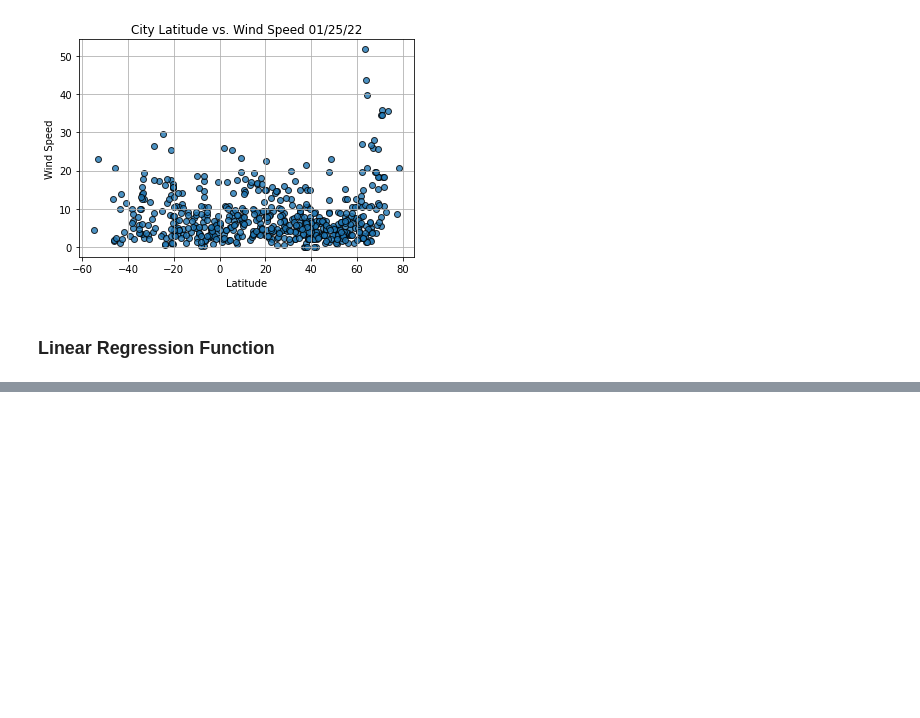
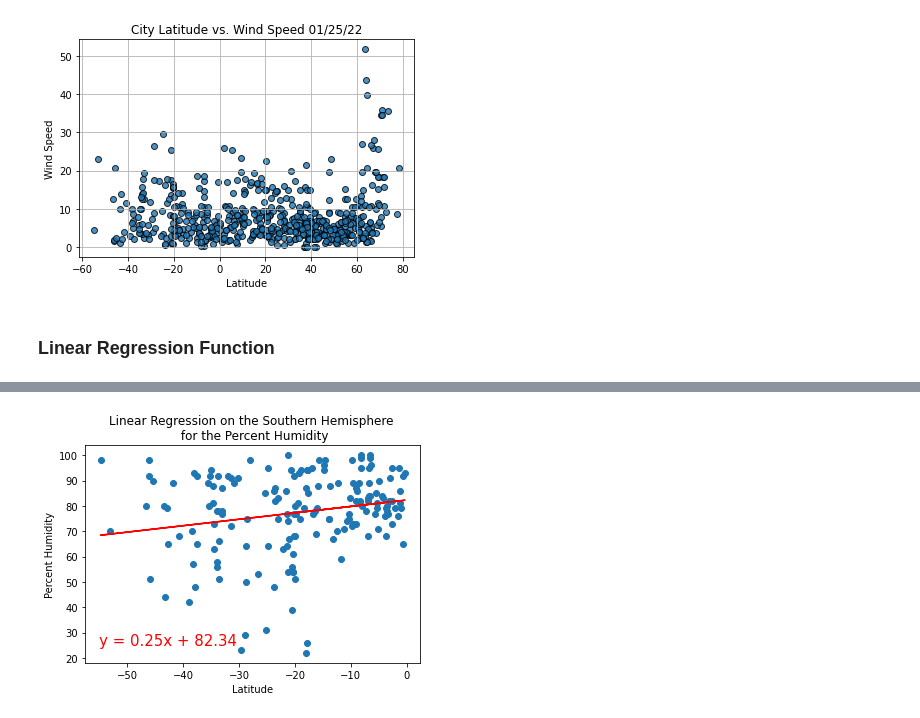
Before and after one commit to juliomeza/World_Weather_Analysis, a Jupyter notebook: WeatherPy.ipynb, the cells around one changed output, grey strips where cells are left out. Saved outputs shown, nothing was run; the diff lists cells and outputs as text; code cells hidden in the pictures; blank space fills up the shorter version.

```diff
--- a/WeatherPy.ipynb
+++ b/WeatherPy.ipynb
@@ -307,0 +330,6 @@ city_data_df.loc[(city_data_df['Lat'] >= 0)].head()
+# %%
+plot_linear_regression(southern_hemi_df['Lat'], southern_hemi_df['Humidity'],
+                       'Linear Regression on the Southern Hemisphere \n for the Percent Humidity',
+                       'Percent Humidity', (-55, 25))
+# %% [output]
+[figure, added]
```
Also changed, not shown: parts of 19 cells of this notebook.
